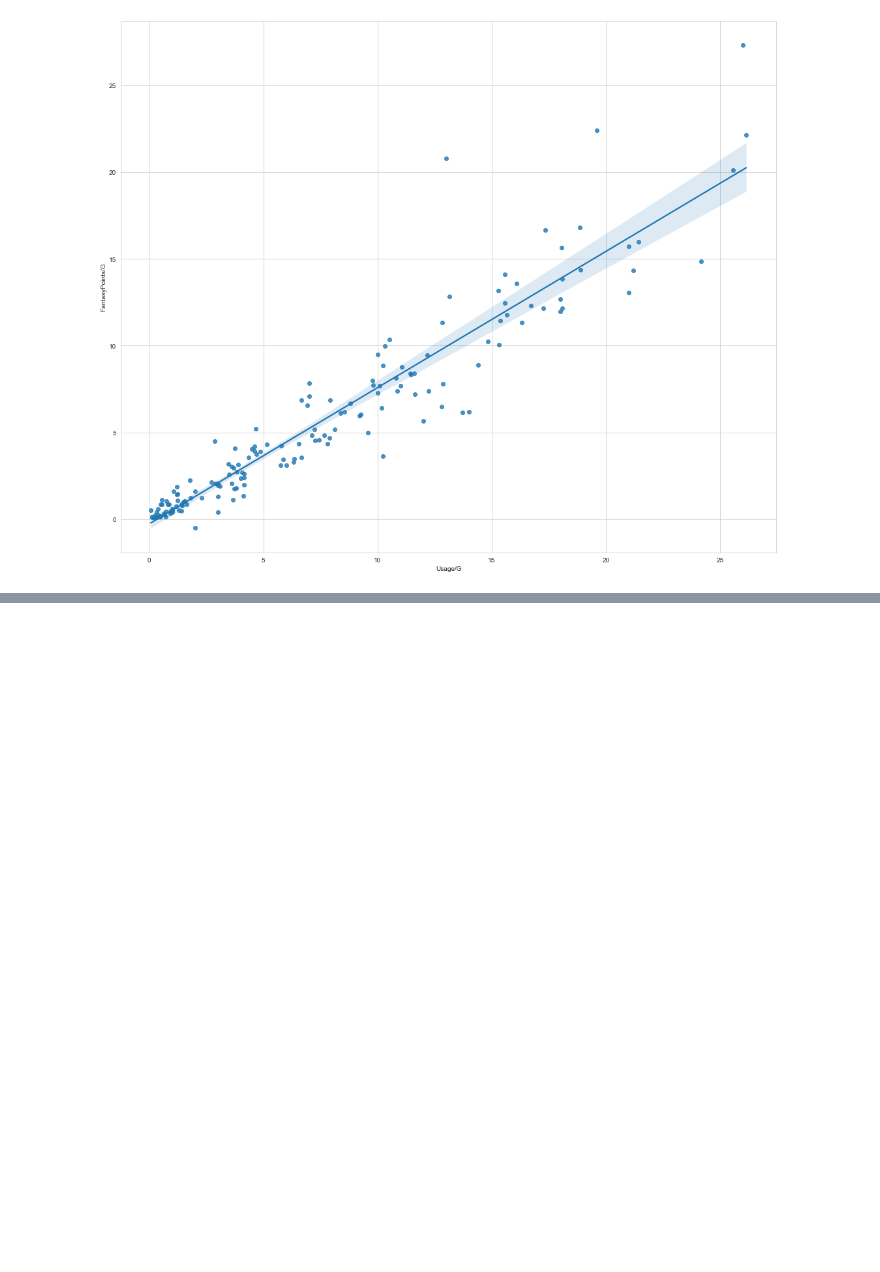
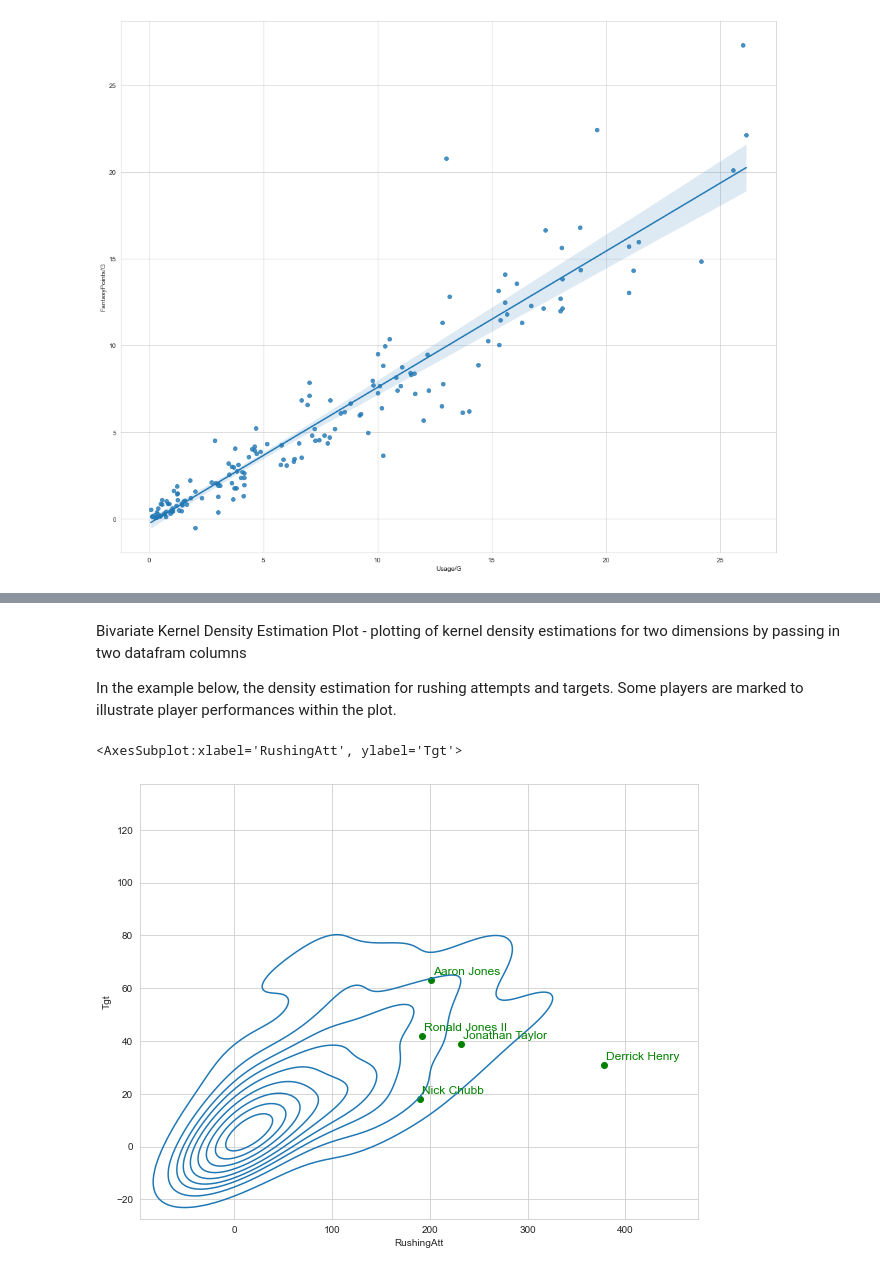
Before and after one commit to kumajimmy/fantasy_footballl_22, a Jupyter notebook: visuals_2020_yearly_data.ipynb, the cells around one changed output, grey strips where cells are left out. Cells and saved outputs as stored; diff of their text form; code cells hidden in the pictures; blank space fills up the shorter version.

```diff
--- a/visuals_2020_yearly_data.ipynb
+++ b/visuals_2020_yearly_data.ipynb
@@ -126,0 +159,25 @@ sns.regplot(data=rb_df, x='Usage/G', y='FantasyPoints/G')
+# %% [markdown]
+Bivariate Kernel Density Estimation Plot - plotting of kernel density estimations for two dimensions by passing in two datafram columns
+
+In the example below, the density estimation for rushing attempts and targets. Some players are marked to illustrate player performances within the plot.
+# %%
+fig, ax = plt.subplots(figsize=(10,8))
+
+plot_players = [
+    'Derrick Henry', 'Aaron Jones', 'Nick Chubb', 'Ronald Jones II', 'Jonathan Taylor'
+]
+
+for p_name in plot_players:
+    player = rb_df.loc[rb_df['Player'] == p_name]
+
+    if not player.empty:
+        targets = player['Tgt']
+        rushes = player['RushingAtt']
+
+        ax.annotate(p_name, xy=(rushes+2,targets+2), color = 'green', fontsize=12)
+        ax.scatter(rushes, targets, color='green')
+# set ax parameter to ax we created above
+sns.kdeplot(data = rb_df, x = 'RushingAtt',y = 'Tgt', ax=ax)
+# %% [output]
+<AxesSubplot:xlabel='RushingAtt', ylabel='Tgt'>
+[figure, added]
```
Also changed, not shown: parts of 7 cells of this notebook.
